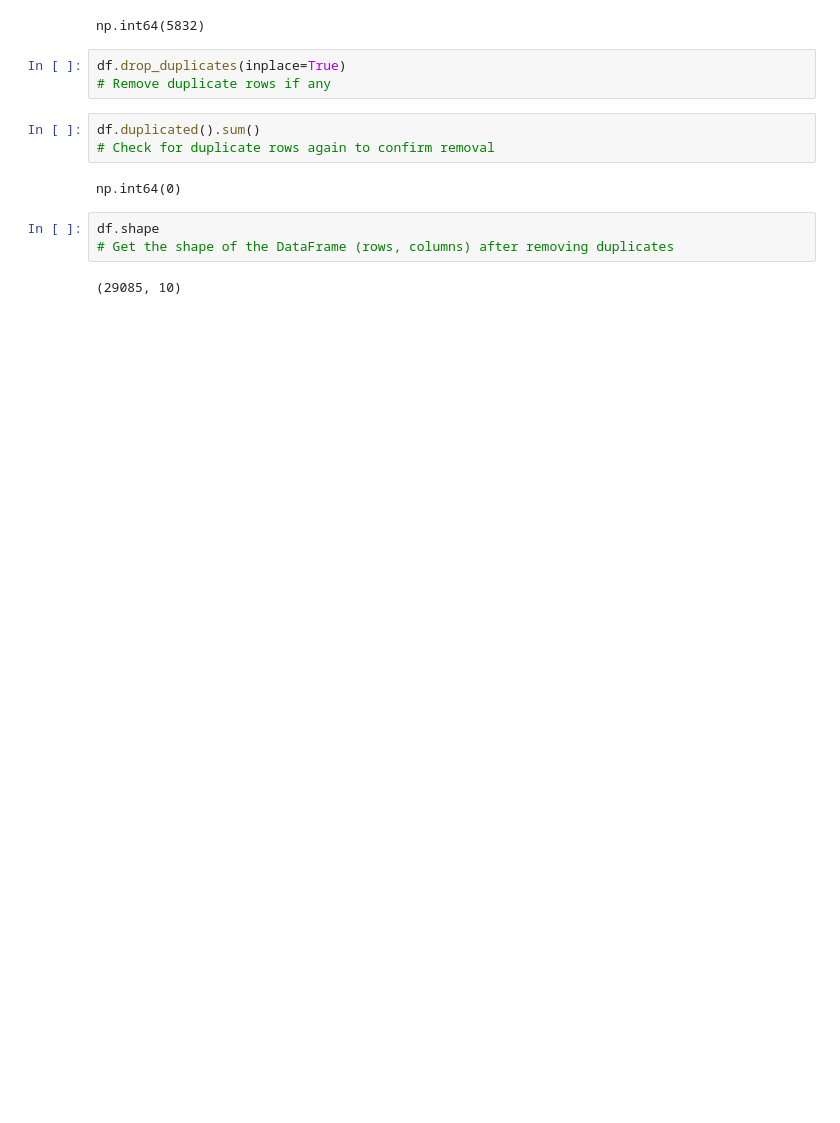
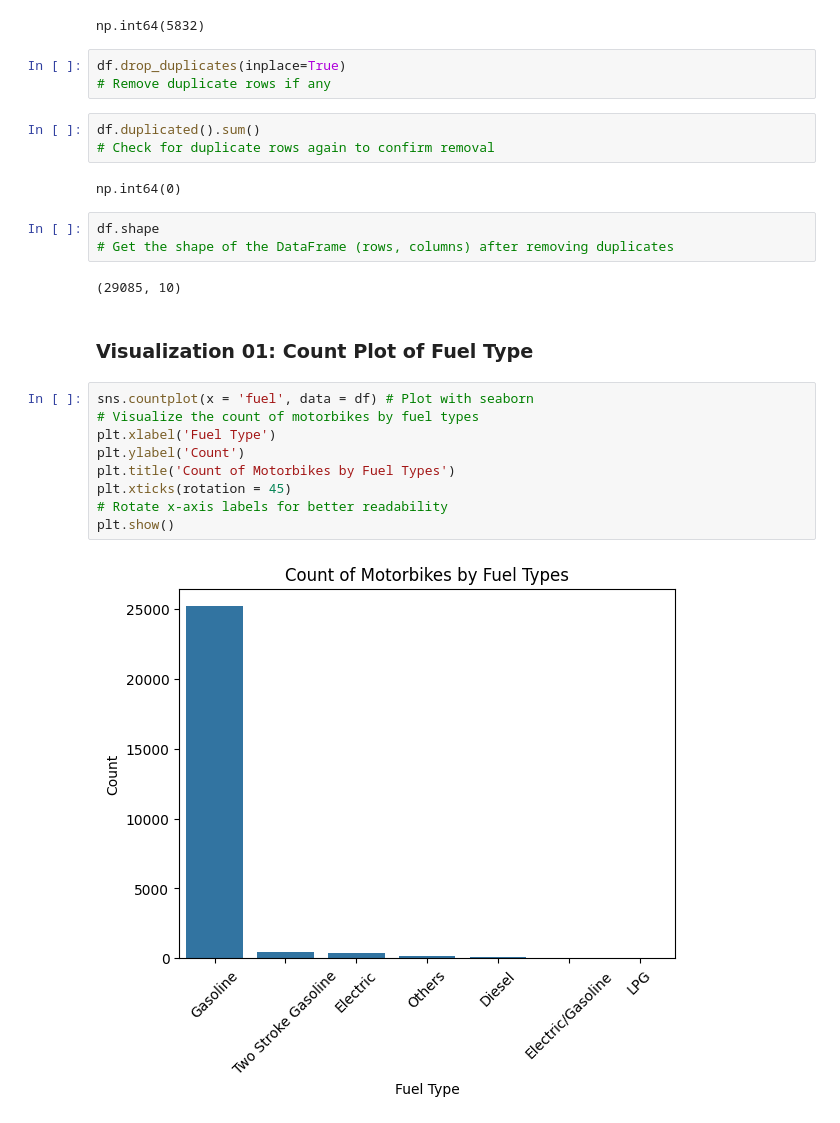
Before and after one commit to dilasha-ghimire/Motorbike-Price-Prediction, a Jupyter notebook: notebook.ipynb, the cells around one changed output. Drawn from its saved outputs; the diff is of its cells as text; blank space fills up the shorter version.

Commit message:
update: visualizations using matplotlib and seaborn

```diff
--- a/notebook.ipynb
+++ b/notebook.ipynb
@@ -110,3 +110,16 @@ df.shape
 # Get the shape of the DataFrame (rows, columns) after removing duplicates
 # %% [output]
 (29085, 10)
+# %% [markdown]
+### Visualization 01: Count Plot of Fuel Type
+# %%
+sns.countplot(x = 'fuel', data = df) # Plot with seaborn
+# Visualize the count of motorbikes by fuel types
+plt.xlabel('Fuel Type')
+plt.ylabel('Count')
+plt.title('Count of Motorbikes by Fuel Types')
+plt.xticks(rotation = 45)
+# Rotate x-axis labels for better readability
+plt.show()
+# %% [output]
+[figure, added]
```
Also changed, not shown: parts of 4 cells of this notebook.
